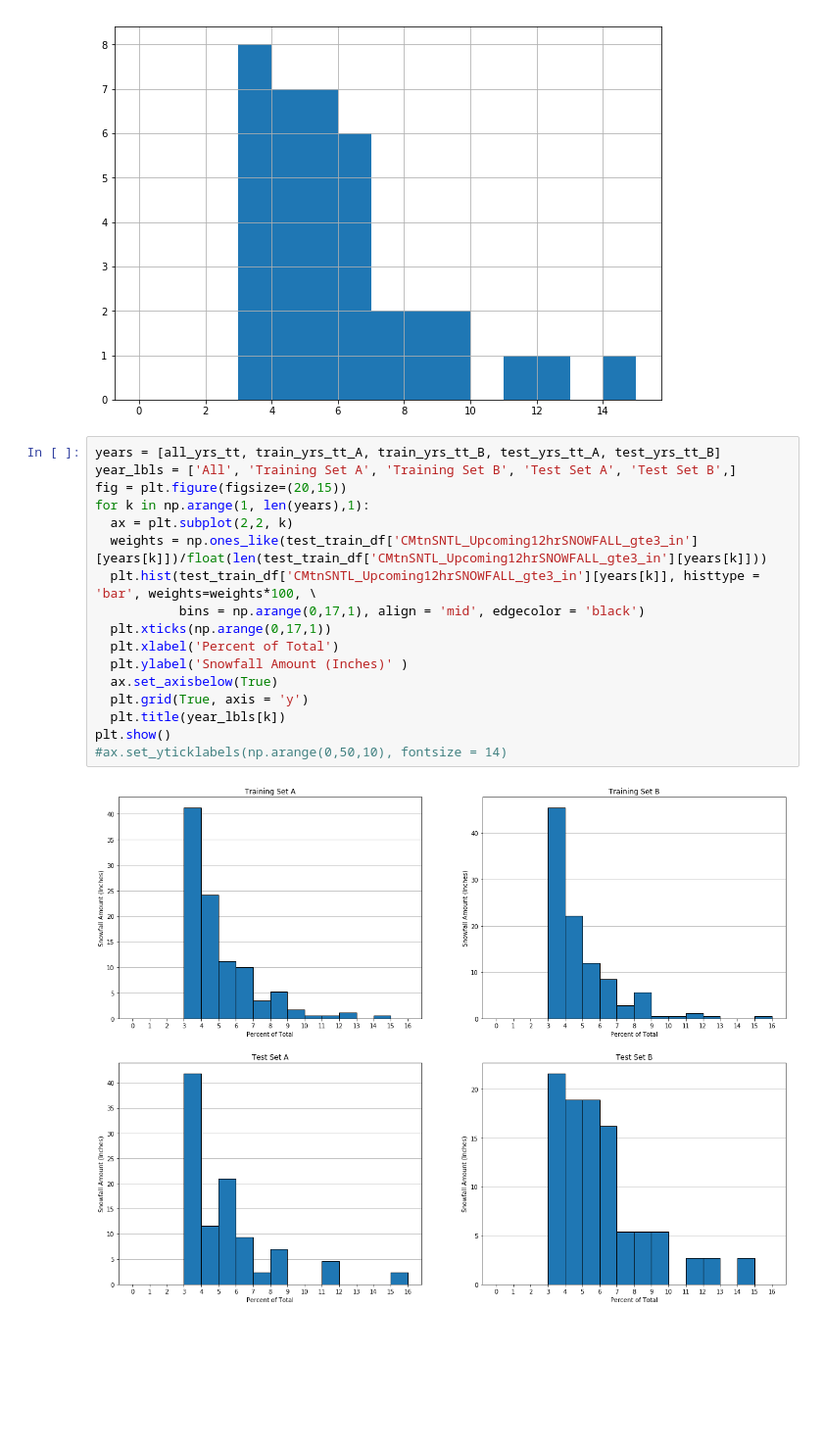
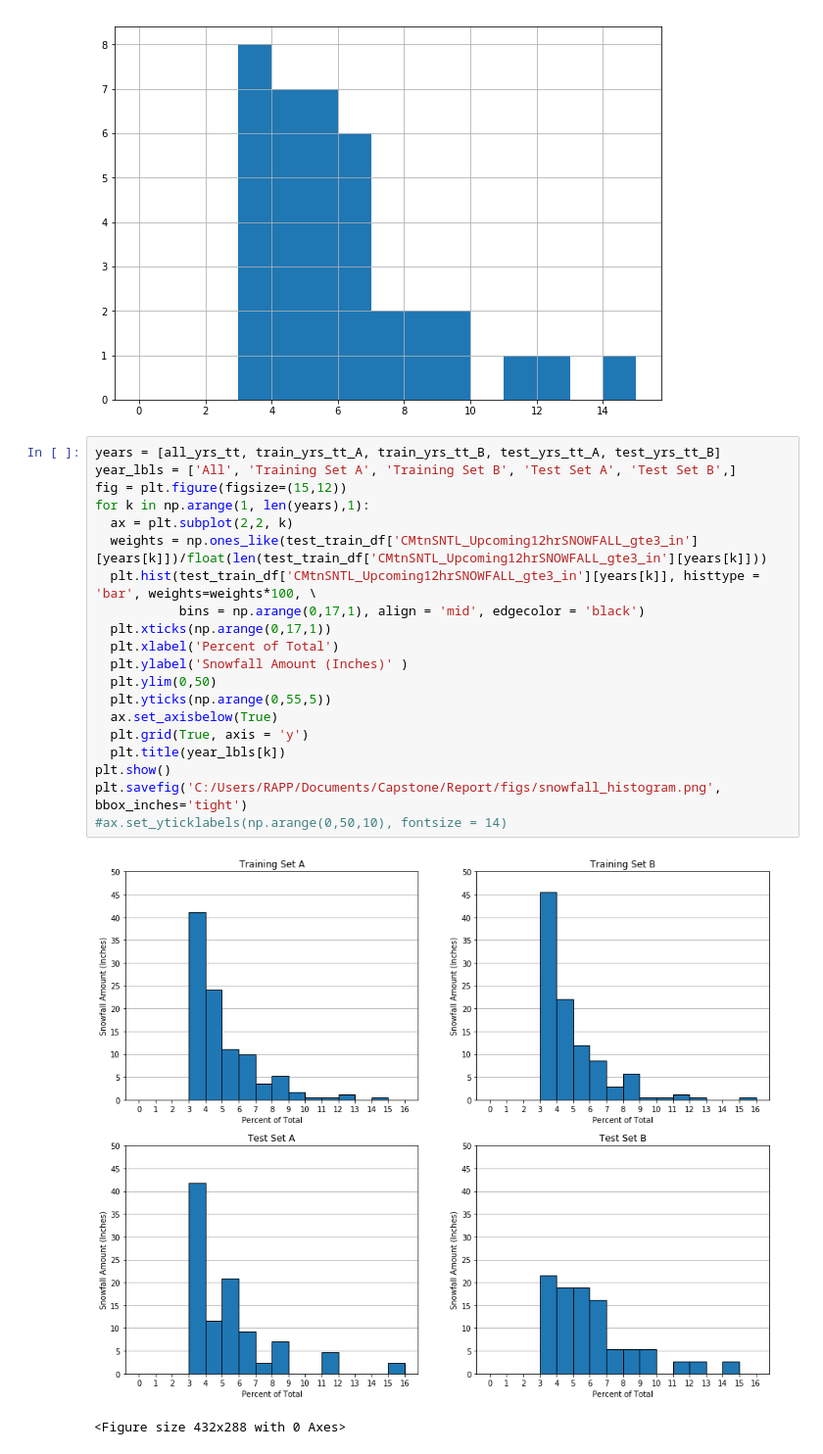
Before and after one commit to dustinrapp/Capstone_Springboard_Intermediate_Python, a Jupyter notebook: Projects/4_Snowfall_Event_Stats.ipynb, the cells around one changed output. Shown at 98% size. Saved outputs shown, nothing was run; the diff lists cells and outputs as text; blank space fills up the shorter version.

Commit message:
updated snowfall histograms

```diff
--- a/Projects/4_Snowfall_Event_Stats.ipynb
+++ b/Projects/4_Snowfall_Event_Stats.ipynb
@@ -279,19 +279,23 @@ Name: CMtnSNTL_Upcoming12hrSNOWFALL_gte3_in, dtype: float64
 # %%
 years = [all_yrs_tt, train_yrs_tt_A, train_yrs_tt_B, test_yrs_tt_A, test_yrs_tt_B]
 year_lbls = ['All', 'Training Set A', 'Training Set B', 'Test Set A', 'Test Set B',]
-fig = plt.figure(figsize=(20,15))
+fig = plt.figure(figsize=(15,12))
 for k in np.arange(1, len(years),1):
   ax = plt.subplot(2,2, k)
   weights = np.ones_like(test_train_df['CMtnSNTL_Upcoming12hrSNOWFALL_gte3_in'][years[k]])/float(len(test_train_df['CMtnSNTL_Upcoming12hrSNOWFALL_gte3_in'][years[k]]))
   plt.hist(test_train_df['CMtnSNTL_Upcoming12hrSNOWFALL_gte3_in'][years[k]], histtype = 'bar', weights=weights*100, \
            bins = np.arange(0,17,1), align = 'mid', edgecolor = 'black')
   plt.xticks(np.arange(0,17,1))
   plt.xlabel('Percent of Total')
   plt.ylabel('Snowfall Amount (Inches)' )
+  plt.ylim(0,50)
+  plt.yticks(np.arange(0,55,5))
   ax.set_axisbelow(True)
   plt.grid(True, axis = 'y')
   plt.title(year_lbls[k])
 plt.show()
+plt.savefig('C:/Users/RAPP/Documents/Capstone/Report/figs/snowfall_histogram.png', bbox_inches='tight')
 #ax.set_yticklabels(np.arange(0,50,10), fontsize = 14)
 # %% [output]
-[figure, old version]
+[figure, new version]
+<Figure size 432x288 with 0 Axes>
```
Also changed, not shown: parts of 1 cell of this notebook.
